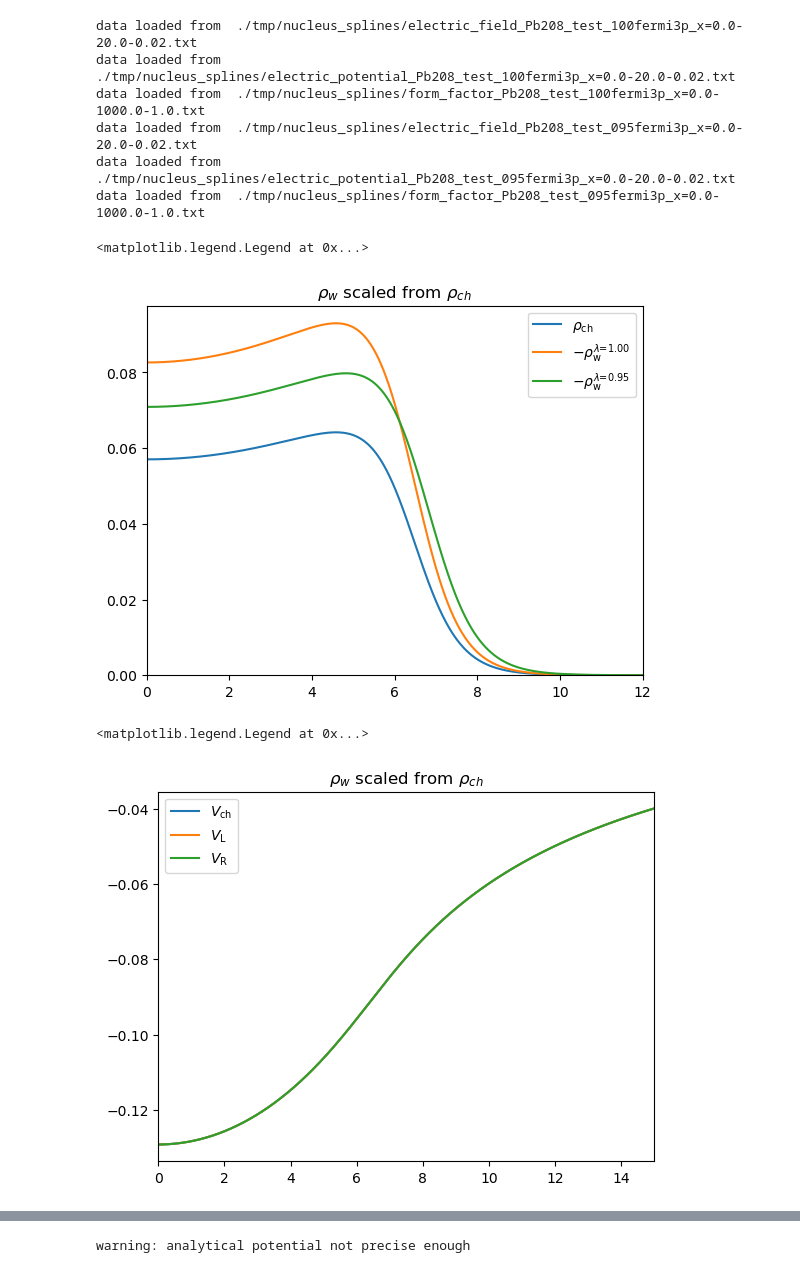
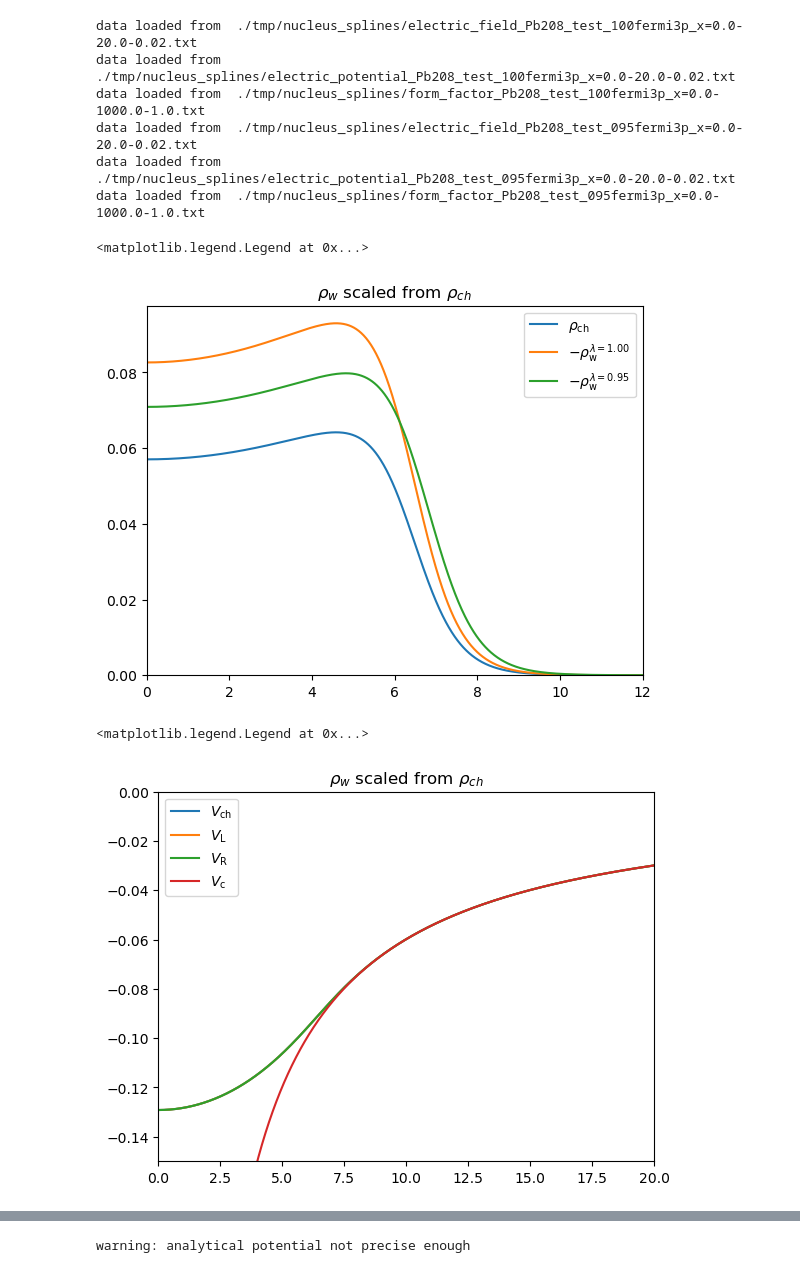
Before and after one commit to Partynumbers42/phasr, a Jupyter notebook: AsymmetryTest.ipynb, the cells around one changed output, grey strips where cells are left out. Saved outputs shown, nothing was run; the diff lists cells and outputs as text; code cells hidden in the pictures.

```diff
--- a/AsymmetryTest.ipynb
+++ b/AsymmetryTest.ipynb
@@ -16,0 +19,2 @@ phr.__version__
+# %%
+def weak_density_model(r,lam,nucleus): return (nucleus.Qw/nucleus.Z)*lam**3*nucleus.charge_density(lam*r)
@@ -54,5 +150,7 @@ print(q_Al/(2*np.sin(theta_Al/2)))
 def weak_density_model(r,lam,nucleus): return (nucleus.Qw/nucleus.Z)*lam**3*nucleus.charge_density(lam*r)
 # %% [markdown]
 ## Pb208
+# %%
+Pb208_c=phr.nucleus('Phb208_c',A=208,Z=82)
 # %%
 Pb208_test1 = phr.nucleus('Pb208_test_100',Z=82,A=208,c=6.4,z=0.54,w=0.32)
@@ -82,16 +179,17 @@ plt.ylim(0,)
 plt.legend()
 # %% [output]
 <matplotlib.legend.Legend at 0x...>
-[figure, old version]
+[figure, new version]
 # %%
-r=np.arange(0,15,1e-2)
+r=np.arange(0,20,1e-2)
 plt.title(r'$\rho_w$ scaled from $\rho_{ch}$')
 plt.plot(r,Pb208_test1.electric_potential(r),label=r'$V_\operatorname{ch}$')
 plt.plot(r,Pb208_test1.electric_potential(r)-Pb208_test1.weak_potential(r),label=r'$V_\operatorname{L}$')
 plt.plot(r,Pb208_test1.electric_potential(r)+Pb208_test1.weak_potential(r),label=r'$V_\operatorname{R}$')
-plt.xlim(0,15)
-#plt.ylim(-0.13,-0.12)
+plt.plot(r[r>0],Pb208_c.electric_potential(r[r>0]),label=r'$V_\operatorname{c}$')
+plt.xlim(0,20)
+plt.ylim(-0.15,0)
 plt.legend()
 # %% [output]
 <matplotlib.legend.Legend at 0x...>
-[figure, old version]
+[figure, new version]
```
Also changed, not shown: parts of 48 cells of this notebook, 7 other files.
